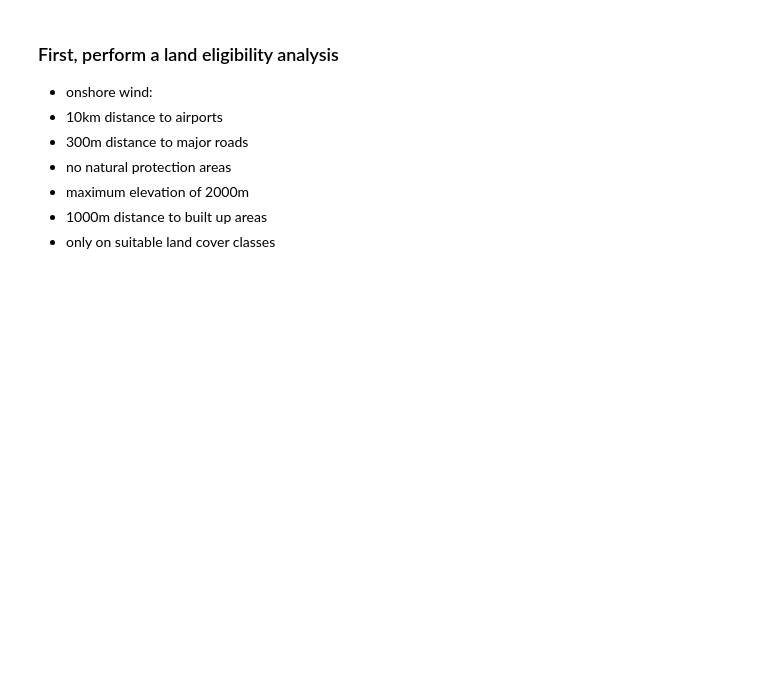
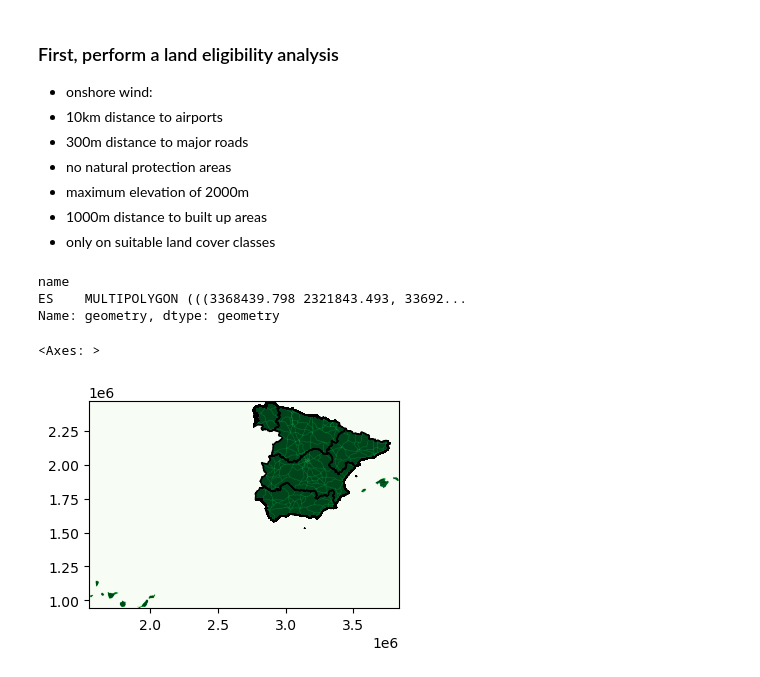
Before and after one commit to LeonieMet/Task4, a Jupyter notebook: Task4.ipynb, the cells around one changed output. Cells and saved outputs as stored; diff of their text form; code cells hidden in the pictures; blank space fills up the shorter version.

```diff
--- a/Task4.ipynb
+++ b/Task4.ipynb
@@ -94,9 +94,10 @@ plt.show()
 - 1000m distance to built up areas
 - only on suitable land cover classes
 # %%
-file_roads = 'https://tubcloud.tu-berlin.de/s/567ckizz2Y6RLQq/download?path=%2F&files=ne_10m_roads.gpkg'
-file_airport = 'https://tubcloud.tu-berlin.de/s/567ckizz2Y6RLQq/download?path=%2F&files=ne_10m_airports.gpkg'
+file_roads = 'ne_10m_roads.gpkg'
+file_airport = 'ne_10m_airports.gpkg'
 file_clases = 'https://tubcloud.tu-berlin.de/s/567ckizz2Y6RLQq/download?path=%2Fcopernicus-glc&files=PROBAV_LC100_global_v3.0.1_2019-nrt_Discrete-Classification-map_EPSG-4326-ES.tif'
-file_elevation = 'https://tubcloud.tu-berlin.de/s/567ckizz2Y6RLQq/download?path=%2Fgebco&files=GEBCO_2014_2D-ES.nc'
-file_protected = 'https://tubcloud.tu-berlin.de/s/567ckizz2Y6RLQq/download?path=%2Fwdpa&files=WDPA_Oct2022_Public_shp-ESP.tif'
+#file_elevation = 'https://tubcloud.tu-berlin.de/s/567ckizz2Y6RLQq/download?path=%2Fgebco&files=GEBCO_2014_2D-ES.nc'
+file_elevation = 'GEBCO_2014_2D-ES.nc'
+file_protected = 'WDPA_Oct2022_Public_shp-ESP.tif'
 area = spain
@@ -108,5 +104,21 @@ road = roads.geometry
+# %%
+spain
+# %% [output]
+name
+ES    MULTIPOLYGON (((3368439.798 2321843.493, 33692...
+Name: geometry, dtype: geometry
 # %%
 #exclude roads and airports:
-excluder = ExclusionContainer(crs=3035)
+excluder = ExclusionContainer(crs=3035,res =500) #delete 'res' when its working
 clc = rasterio.open(file_clases)
 band = clc.read()
+# %%
+#roads
+excluder.add_geometry(file_roads, buffer = 300)
+band, transform = shape_availability(area, excluder)
+fig, ax = plt.subplots(figsize=(4,5))
+zones.plot(ax=ax, color='none')
+show(band, transform=transform, cmap='Greens', ax=ax)
+# %% [output]
+<Axes: >
+[figure, added]
```
Also changed, not shown: parts of 16 cells of this notebook.
